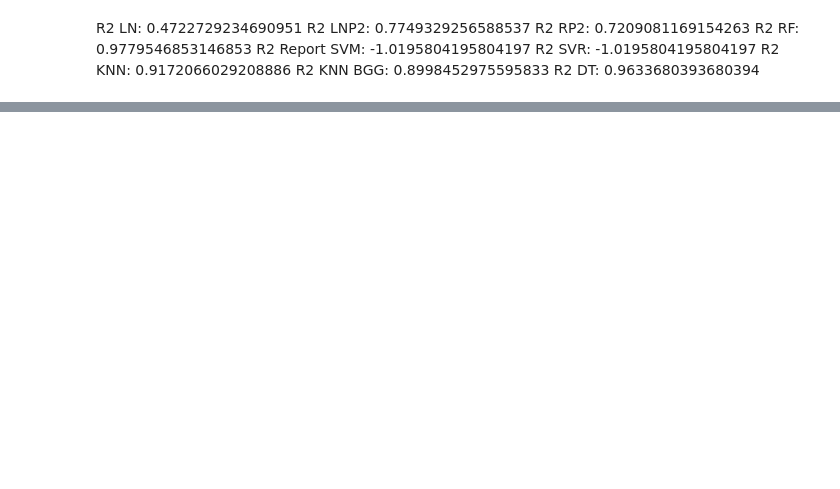
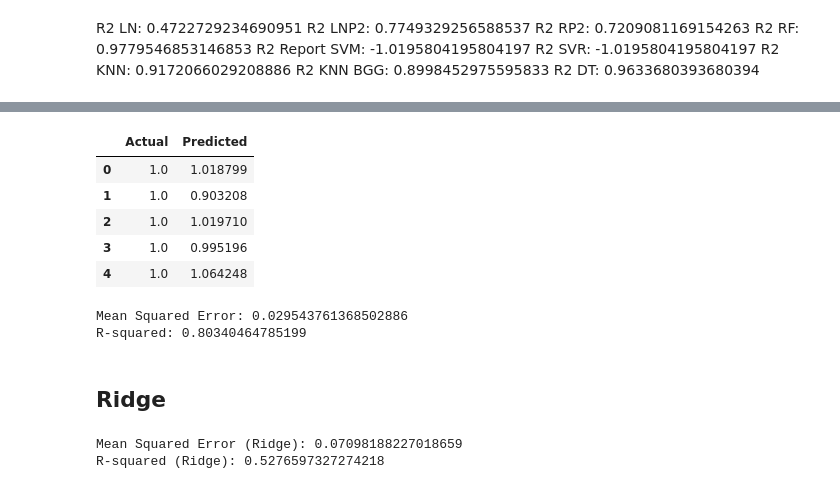
Before and after one commit to izazaka/ML, a Jupyter notebook: PCA.ipynb, the cells around one changed output, grey strips where cells are left out. Drawn from its saved outputs; the diff is of its cells as text; code cells hidden in the pictures; blank space fills up the shorter version.

```diff
--- a/PCA.ipynb
+++ b/PCA.ipynb
@@ -1355,0 +1501,48 @@ R2 DT: 0.9633680393680394
+# %%
+pred_p2 = pd.DataFrame({'Actual': y_test, 'Predicted': yp_p2})
+pred_p2.head()
+# %% [output]
+|  | Actual | Predicted |
+| 0 | 1.0 | 1.018799 |
+| 1 | 1.0 | 0.903208 |
+| 2 | 1.0 | 1.019710 |
+| 3 | 1.0 | 0.995196 |
+| 4 | 1.0 | 1.064248 |
+# %%
+degree = 3
+poly_features = PolynomialFeatures(degree=degree)
+
+X_train_poly = poly_features.fit_transform(X_train_pca)
+X_test_poly = poly_features.transform(X_test_pca)
+
+poly_reg = LinearRegression()
+poly_reg.fit(X_train_poly, y_train)
+
+yp_p3 = poly_reg.predict(X_test_poly)
+
+mse = mean_squared_error(y_test, yp_p3)
+r2 = r2_score(y_test, yp_p3)
+
+print(f'Mean Squared Error: {mse}')
+print(f'R-squared: {r2}')
+# %% [output]
+Mean Squared Error: 0.029543761368502886
+R-squared: 0.80340464785199
+# %% [markdown]
+## Ridge
+# %%
+from sklearn.linear_model import Ridge
+
+ridge_reg = Ridge(alpha=1.0)  # Adjust alpha based on the strength of regularization
+ridge_reg.fit(X_train_pca, y_train)
+
+yp_lnR = ridge_reg.predict(X_test_pca)
+
+mse = mean_squared_error(y_test, yp_lnR)
+r2 = r2_score(y_test, yp_lnR)
+
+print(f'Mean Squared Error (Ridge): {mse}')
+print(f'R-squared (Ridge): {r2}')
+# %% [output]
+Mean Squared Error (Ridge): 0.07098188227018659
+R-squared (Ridge): 0.5276597327274218
```
Also changed, not shown: parts of 174 cells of this notebook, 2 other files.
